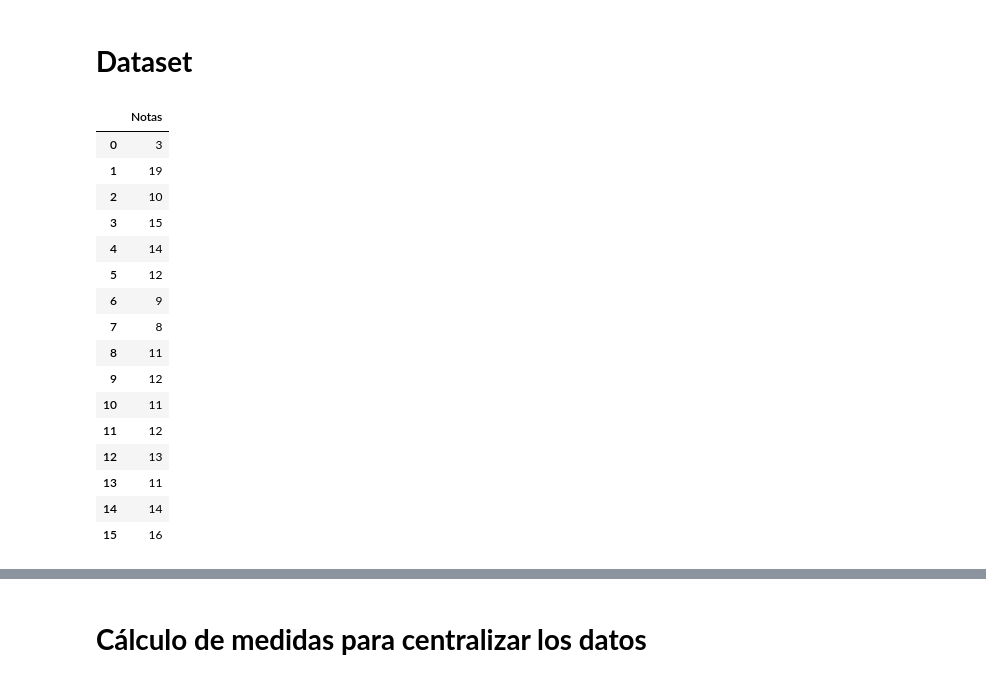
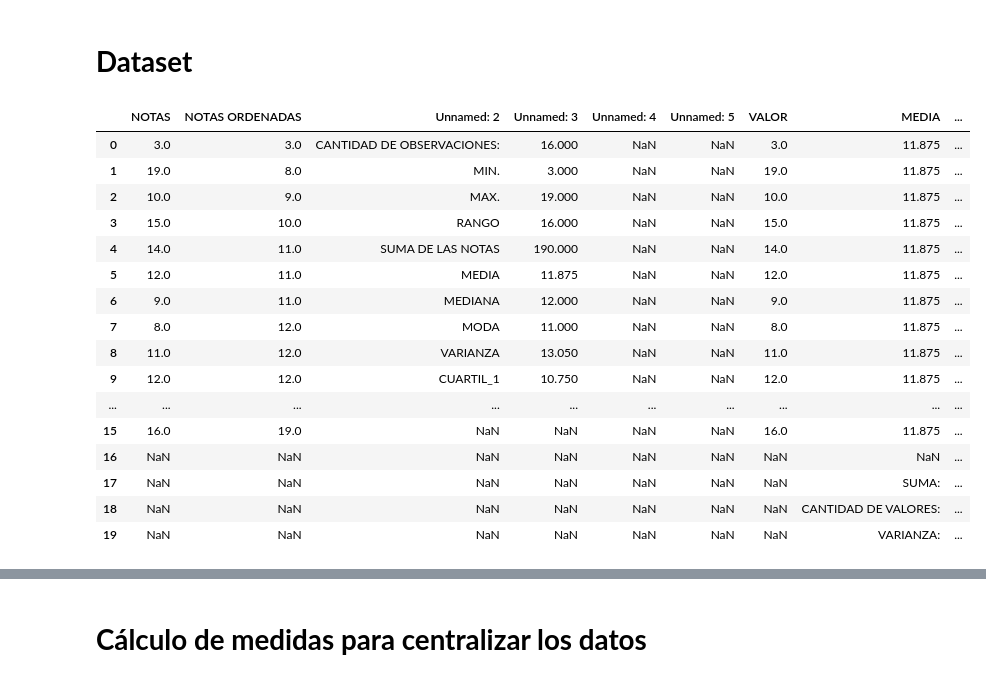
Before and after one commit to clauloro/Una_serie_de_notas_Grupal, a Jupyter notebook: notas.ipynb, the cells around one changed output, grey strips where cells are left out. Saved outputs shown, nothing was run; the diff lists cells and outputs as text; code cells hidden in the pictures.

```diff
--- a/notas.ipynb
+++ b/notas.ipynb
@@ -8,26 +8,24 @@ import numpy as np
 import matplotlib.pyplot as plt
 # %% [markdown]
 # **Dataset**
-# %%
-notas = [3, 19, 10, 15, 14, 12, 9, 8, 11, 12, 11, 12, 13, 11, 14, 16]
-df_notas = pd.DataFrame({'Notas': notas})
-
-df_notas
-# %% [output]
-|  | Notas |
-| 0 | 3 |
-| 1 | 19 |
-| 2 | 10 |
-| 3 | 15 |
-| 4 | 14 |
-| 5 | 12 |
-| 6 | 9 |
-| 7 | 8 |
-| 8 | 11 |
-| 9 | 12 |
-| 10 | 11 |
-| 11 | 12 |
-| 12 | 13 |
-| 13 | 11 |
-| 14 | 14 |
-| 15 | 16 |
+# %%
+df_notas = pd.read_excel('./Notas_data/Notas.xlsx')
+df_notas
+# %% [output]
+|  | NOTAS | NOTAS ORDENADAS | Unnamed: 2 | Unnamed: 3 | Unnamed: 4 | Unnamed: 5 | VALOR | MEDIA | ... |
+| 0 | 3.0 | 3.0 | CANTIDAD DE OBSERVACIONES: | 16.000 | NaN | NaN | 3.0 | 11.875 | ... |
+| 1 | 19.0 | 8.0 | MIN. | 3.000 | NaN | NaN | 19.0 | 11.875 | ... |
+| 2 | 10.0 | 9.0 | MAX. | 19.000 | NaN | NaN | 10.0 | 11.875 | ... |
+| 3 | 15.0 | 10.0 | RANGO | 16.000 | NaN | NaN | 15.0 | 11.875 | ... |
+| 4 | 14.0 | 11.0 | SUMA DE LAS NOTAS | 190.000 | NaN | NaN | 14.0 | 11.875 | ... |
+| 5 | 12.0 | 11.0 | MEDIA | 11.875 | NaN | NaN | 12.0 | 11.875 | ... |
+| 6 | 9.0 | 11.0 | MEDIANA | 12.000 | NaN | NaN | 9.0 | 11.875 | ... |
+| 7 | 8.0 | 12.0 | MODA | 11.000 | NaN | NaN | 8.0 | 11.875 | ... |
+| 8 | 11.0 | 12.0 | VARIANZA | 13.050 | NaN | NaN | 11.0 | 11.875 | ... |
+| 9 | 12.0 | 12.0 | CUARTIL_1 | 10.750 | NaN | NaN | 12.0 | 11.875 | ... |
+| ... | ... | ... | ... | ... | ... | ... | ... | ... | ... |
+| 15 | 16.0 | 19.0 | NaN | NaN | NaN | NaN | 16.0 | 11.875 | ... |
+| 16 | NaN | NaN | NaN | NaN | NaN | NaN | NaN | NaN | ... |
+| 17 | NaN | NaN | NaN | NaN | NaN | NaN | NaN | SUMA: | ... |
+| 18 | NaN | NaN | NaN | NaN | NaN | NaN | NaN | CANTIDAD DE VALORES: | ... |
+| 19 | NaN | NaN | NaN | NaN | NaN | NaN | NaN | VARIANZA: | ... |
```
Also changed, not shown: parts of 10 cells of this notebook, 2 other files.
